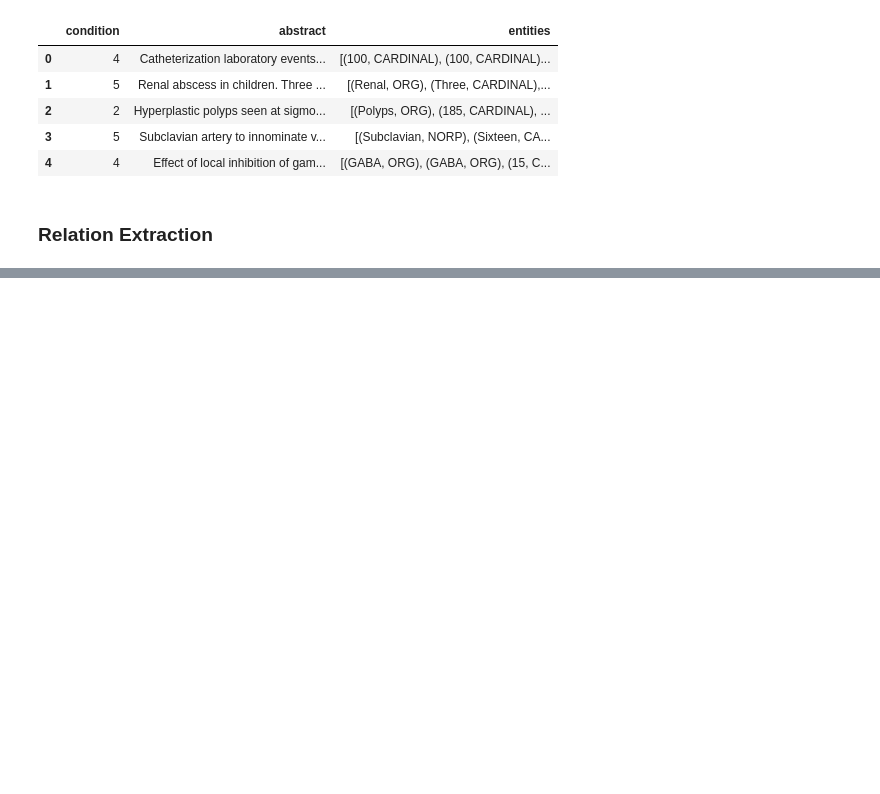
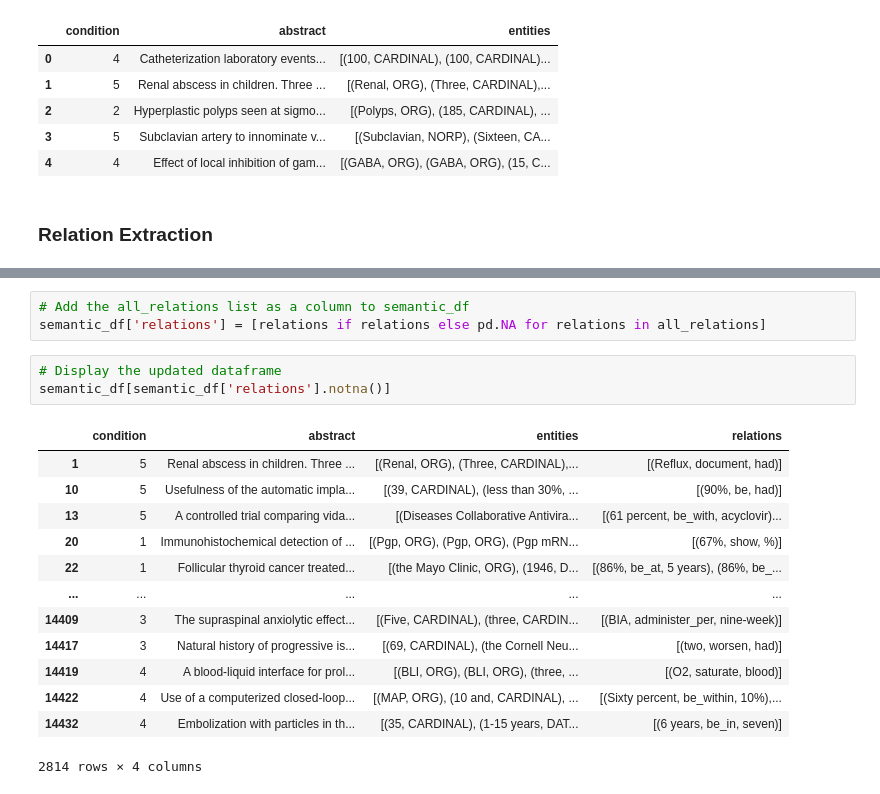
Before and after one commit to vitomarcorubino/MedicalTextNLP, a Jupyter notebook: medicalTextNLP.ipynb, the cells around one changed output, grey strips where cells are left out. Drawn from its saved outputs; the diff is of its cells as text; blank space fills up the shorter version.

Commit message:
Relations Extraction

```diff
--- a/medicalTextNLP.ipynb
+++ b/medicalTextNLP.ipynb
@@ -301,0 +378,20 @@ semantic_df.head()
+# %%
+# Add the all_relations list as a column to semantic_df
+semantic_df['relations'] = [relations if relations else pd.NA for relations in all_relations]
+# %%
+# Display the updated dataframe
+semantic_df[semantic_df['relations'].notna()]
+# %% [output]
+|  | condition | abstract | entities | relations |
+| 1 | 5 | Renal abscess in children. Three ... | [(Renal, ORG), (Three, CARDINAL),... | [(Reflux, document, had)] |
+| 10 | 5 | Usefulness of the automatic impla... | [(39, CARDINAL), (less than 30%, ... | [(90%, be, had)] |
+| 13 | 5 | A controlled trial comparing vida... | [(Diseases Collaborative Antivira... | [(61 percent, be_with, acyclovir)... |
+| 20 | 1 | Immunohistochemical detection of ... | [(Pgp, ORG), (Pgp, ORG), (Pgp mRN... | [(67%, show, %)] |
+| 22 | 1 | Follicular thyroid cancer treated... | [(the Mayo Clinic, ORG), (1946, D... | [(86%, be_at, 5 years), (86%, be_... |
+| ... | ... | ... | ... | ... |
+| 14409 | 3 | The supraspinal anxiolytic effect... | [(Five, CARDINAL), (three, CARDIN... | [(BIA, administer_per, nine-week)] |
+| 14417 | 3 | Natural history of progressive is... | [(69, CARDINAL), (the Cornell Neu... | [(two, worsen, had)] |
+| 14419 | 4 | A blood-liquid interface for prol... | [(BLI, ORG), (BLI, ORG), (three, ... | [(O2, saturate, blood)] |
+| 14422 | 4 | Use of a computerized closed-loop... | [(MAP, ORG), (10 and, CARDINAL), ... | [(Sixty percent, be_within, 10%),... |
+| 14432 | 4 | Embolization with particles in th... | [(35, CARDINAL), (1-15 years, DAT... | [(6 years, be_in, seven)] |
+2814 rows × 4 columns
```
Also changed, not shown: parts of 2 cells of this notebook.
